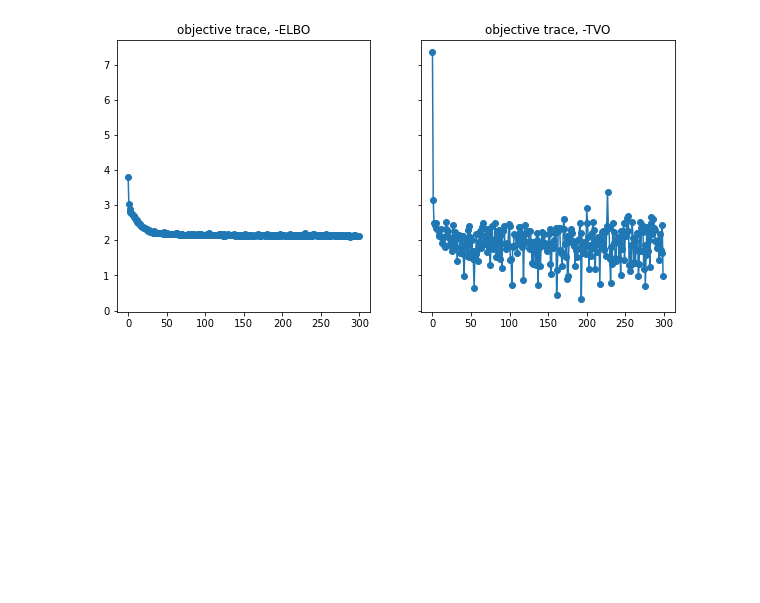
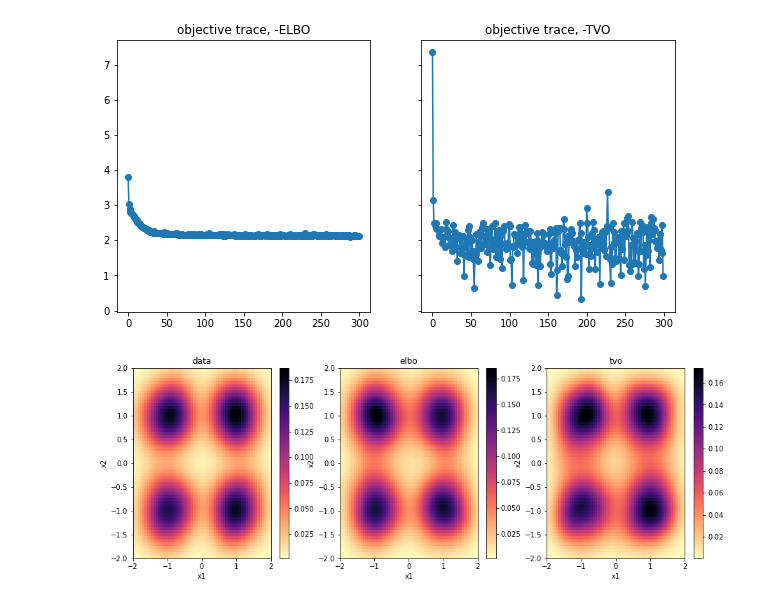
Before and after one commit to minhuanli/am207-tvo-project, a Jupyter notebook: notebooks/VAE_Unit_Tests.ipynb, the cells around one changed output. Saved outputs shown, nothing was run; the diff lists cells and outputs as text; code cells hidden in the pictures; blank space fills up the shorter version.

```diff
--- a/notebooks/VAE_Unit_Tests.ipynb
+++ b/notebooks/VAE_Unit_Tests.ipynb
@@ -163,3 +163,11 @@ ax[1].set_title('objective trace, -TVO')
 plt.show()
 # %% [output]
 [figure]
+# %%
+# Visualize PDF by a helper function
+utils.compare_VAE(elbo_vae_instance, tvo_vae_instance, x_train,
+                 number_samples=2000, x_var=x_var,
+                 lim=2,
+                 c_map='magma_r')
+# %% [output]
+[figure, added]
```
Also changed, not shown: 4 other files.
